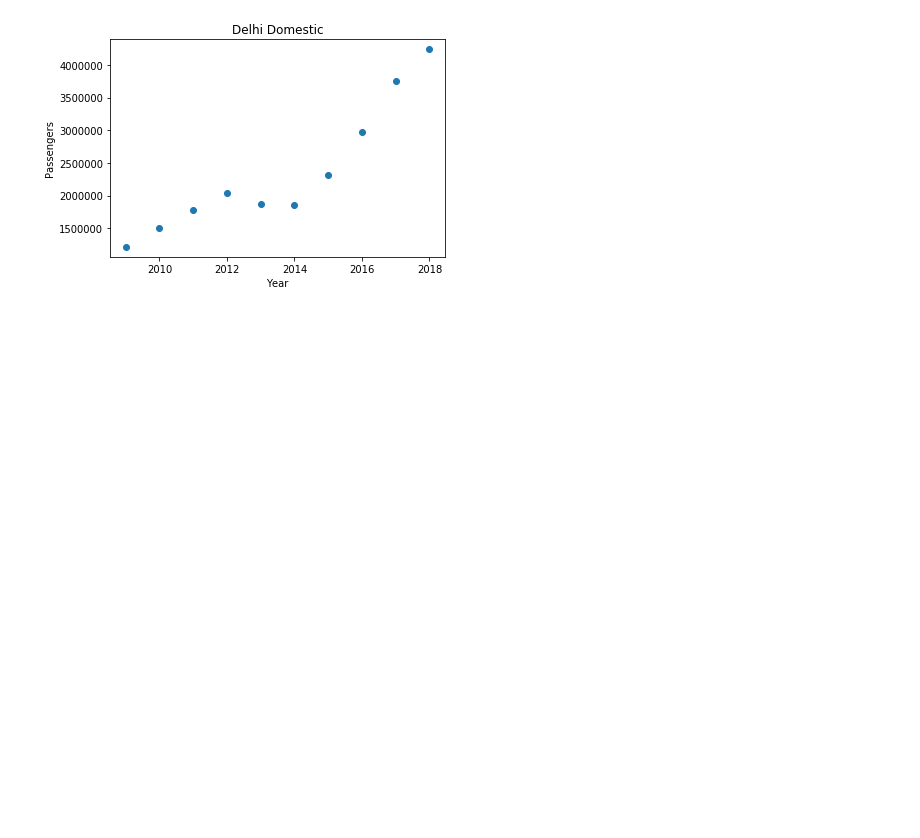
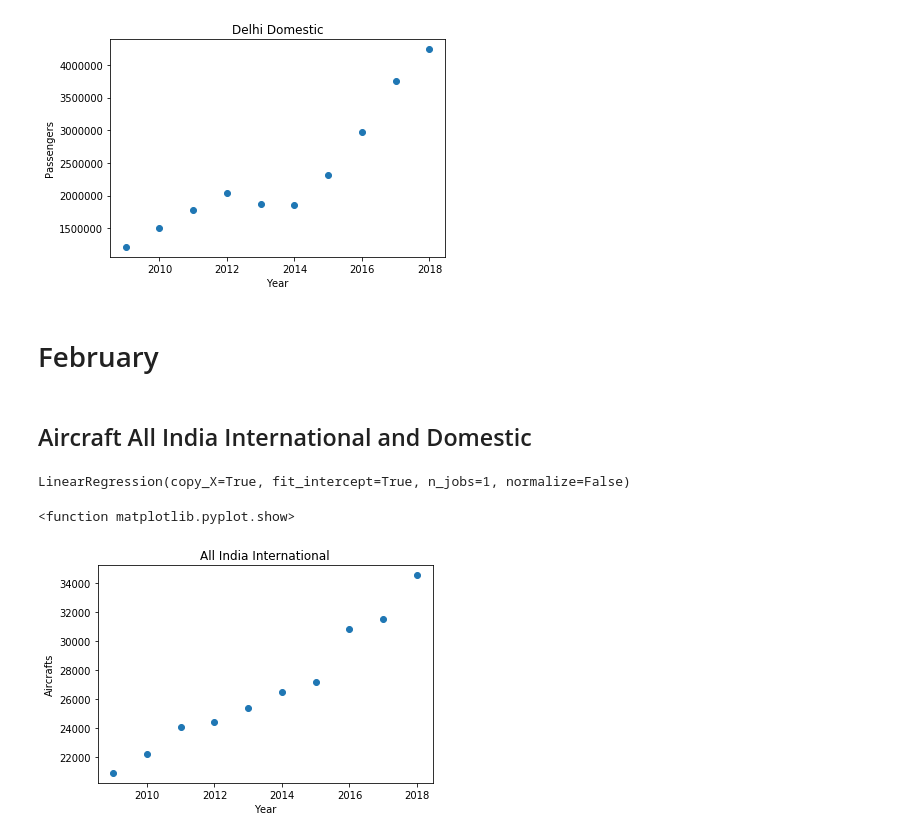
Before and after one commit to kushalguptadeveloper/Airport-Authority-Of-India-Internship-Project, a Jupyter notebook: AAI.ipynb, the cells around one changed output. Drawn from its saved outputs; the diff is of its cells as text; code cells hidden in the pictures; blank space fills up the shorter version.

Commit message:
models for february and graphs added

```diff
--- a/AAI.ipynb
+++ b/AAI.ipynb
@@ -209,3 +209,23 @@ plt.show
 # %% [output]
 <function matplotlib.pyplot.show>
 [figure]
+# %%
+def f(yr):
+    yr = int(yr)
+    return "01/" + str(yr)
+# %%
+jan_aircraft["month"] = "january"
+jan_aircraft["month_year"] = jan_aircraft.year.apply(f)
+jan_aircraft_delhi["month"] = "january"
+jan_aircraft_delhi["month_year"] = jan_aircraft_delhi.year.apply(f)
+
+jan_freight["month"] = "january"
+jan_freight["month_year"] = jan_freight.year.apply(f)
+jan_freight_delhi["month"] = "january"
+jan_freight_delhi["month_year"] = jan_freight_delhi.year.apply(f)
+
+
+jan_passengers["month"] = "january"
+jan_passengers["month_year"] = jan_passengers.year.apply(f)
+jan_passengers_delhi["month"] = "january"
+jan_passengers_delhi["month_year"] = jan_passengers_delhi.year.apply(f)
@@ -211,0 +241,27 @@ plt.show
+# %% [markdown]
+# February
+# %% [markdown]
+## Aircraft All India International and Domestic
+# %%
+feb_aircraft = pd.read_csv("/Users/kushalgupta/Downloads/Main/2. Feb/Comma Delimited/Aircraft/All India.csv")
+feb_aircraft = feb_aircraft.iloc[0:10,:]
+feb_aircraft.columns = ["year","international","domestic","total"]
+X_feb = feb_aircraft["year"].values.reshape(-1,1)
+Y_feb_aircraft_international = feb_aircraft["international"]
+alg_feb_aircraft_international = LinearRegression()
+alg_feb_aircraft_international.fit(X_jan,Y_feb_aircraft_international)
+
+Y_feb_aircraft_domestic = jan_aircraft["domestic"]
+alg_feb_aircraft_domestic = LinearRegression()
+alg_feb_aircraft_domestic.fit(X_feb,Y_feb_aircraft_domestic)
+# %% [output]
+LinearRegression(copy_X=True, fit_intercept=True, n_jobs=1, normalize=False)
+# %%
+plt.scatter(X_feb,Y_feb_aircraft_international)
+plt.title("All India International")
+plt.ylabel("Aircrafts")
+plt.xlabel("Year")
+plt.show
+# %% [output]
+<function matplotlib.pyplot.show>
+[figure, added]
```
Also changed, not shown: parts of 27 cells of this notebook.
